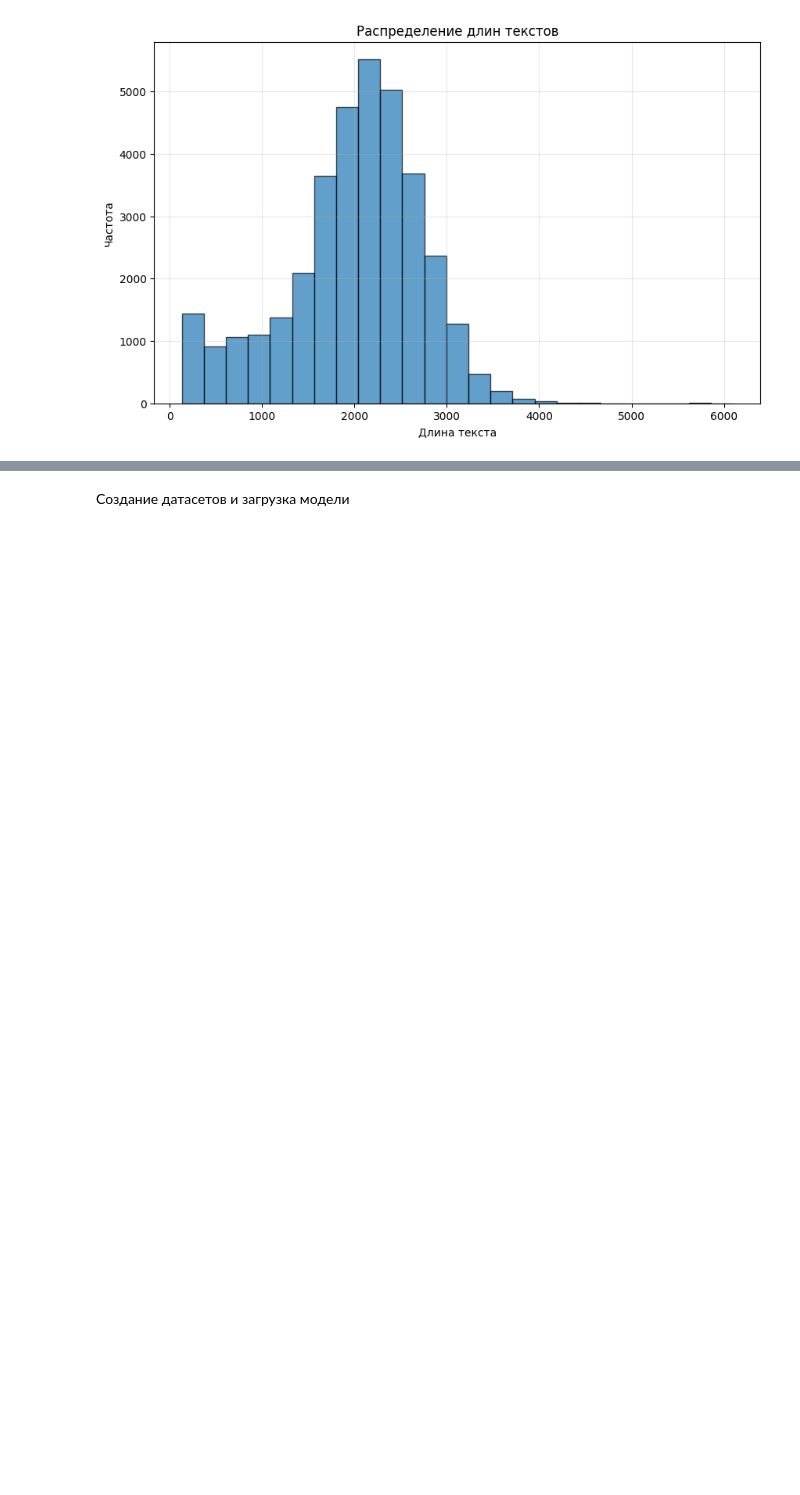
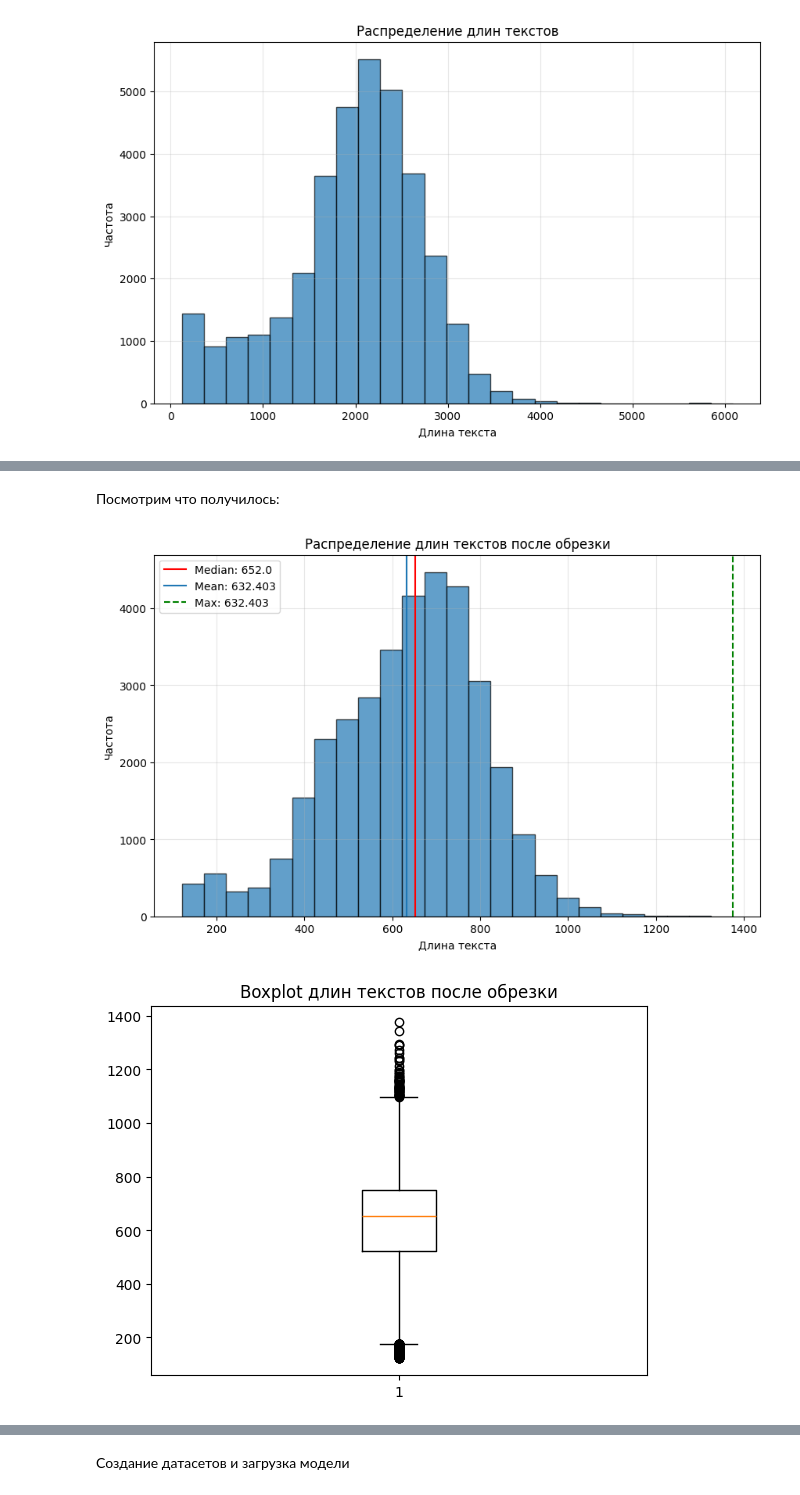
Before and after one commit to HaydenLS/Relevance_YaMaps, a Jupyter notebook: notebooks/1_baseline.ipynb, the cells around one changed output, grey strips where cells are left out. Drawn from its saved outputs; the diff is of its cells as text; code cells hidden in the pictures; blank space fills up the shorter version.

```diff
--- a/notebooks/1_baseline.ipynb
+++ b/notebooks/1_baseline.ipynb
@@ -185,8 +189,7 @@ DEVICE
 # %%
 def make_object_text(row):
     return (
-        f"Запрос: {row['Text']}. "
-        f"Результат: "
+        f"Запрос: {row['Text']}.\n"
         f"Название: {row['name']}\n"
         f"Рубрика: {row['normalized_main_rubric_name_ru']}\n"
         f"Адрес: {row['address']}\n"
@@ -195,7 +198,7 @@ def make_object_text(row):
     )
 
 document = data.apply(make_object_text, axis=1)
-document_val = data_eval.apply(make_object_text, axis=1)
+# document_val = data_eval.apply(make_object_text, axis=1)
 # %%
 plt.figure(figsize=(10, 6))
 plt.hist(document.apply(len), bins=25, edgecolor='black', alpha=0.7)
@@ -208,0 +284,22 @@ plt.show()
+# %% [markdown]
+Посмотрим что получилось:
+# %%
+doc_len = document.apply(len)
+plt.figure(figsize=(10, 6))
+plt.hist(doc_len, bins=25, edgecolor='black', alpha=0.7)
+plt.axvline(np.median(doc_len), label=f"Median: {round(np.median(doc_len), 3)}", color='r')
+plt.axvline(np.mean(doc_len), label=f"Mean: {round(np.mean(doc_len), 3)}")
+plt.axvline(np.max(doc_len), label=f"Max: {round(np.mean(doc_len), 3)}", color='green', linestyle='--')
+plt.title('Распределение длин текстов после обрезки')
+plt.xlabel('Длина текста')
+plt.ylabel('Частота')
+plt.legend()
+plt.grid(alpha=0.3)
+plt.show()
+
+plt.boxplot(doc_len)
+plt.title('Boxplot длин текстов после обрезки')
+plt.show()
+# %% [output]
+[figure, added]
+[figure, added]
```
Also changed, not shown: parts of 37 cells of this notebook, 3 other files.
